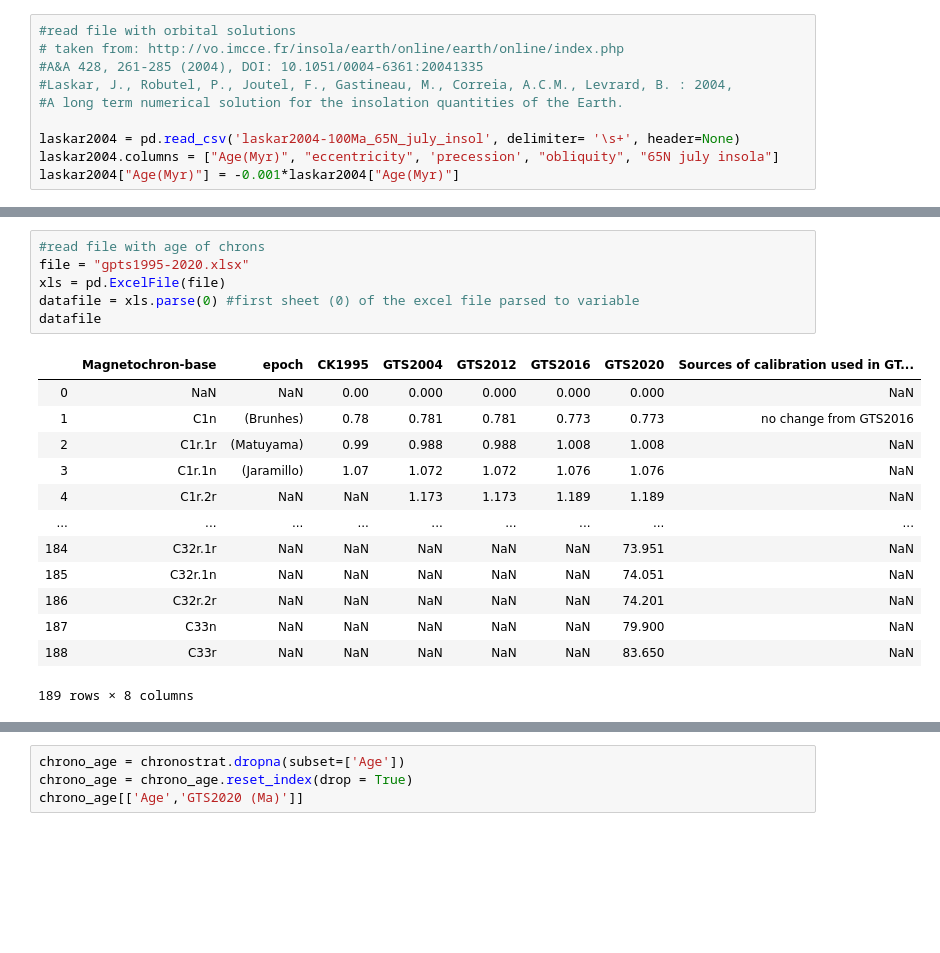
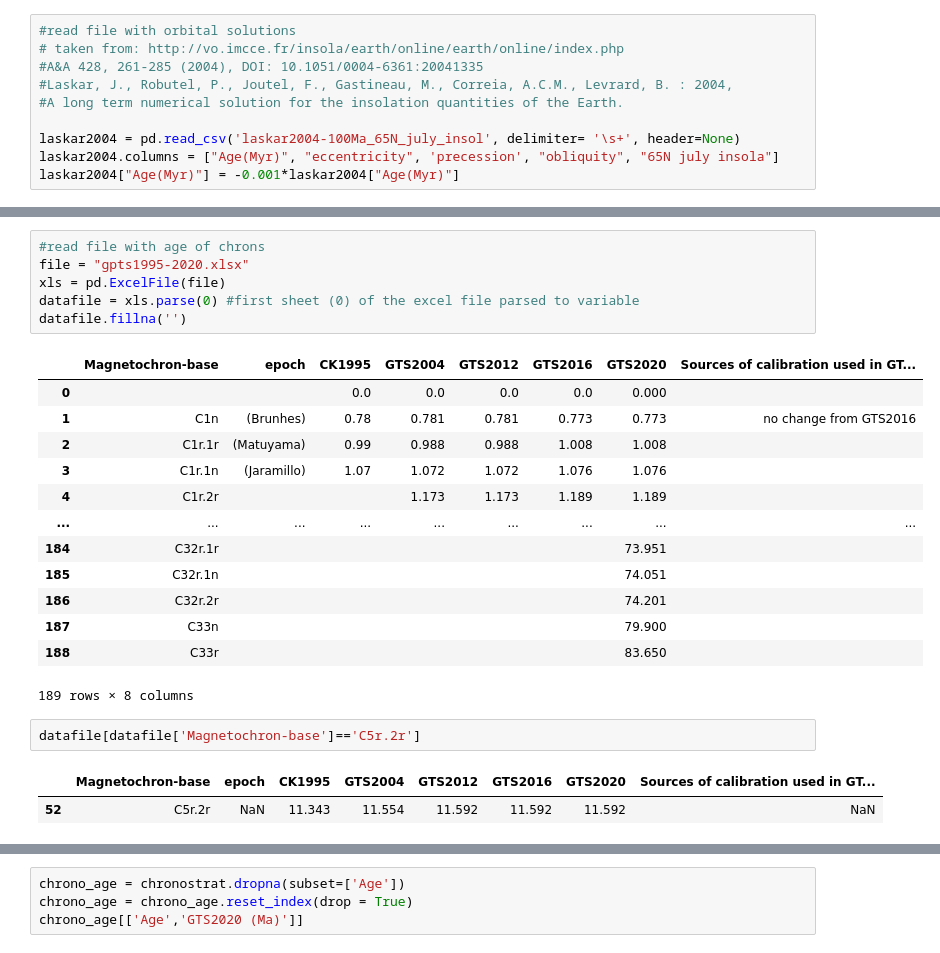
Before and after one commit to miguel-garces/Geol-Time-Scale, a Jupyter notebook: GPTS_Astrochron.ipynb, the cells around one changed output, grey strips where cells are left out. Drawn from its saved outputs; the diff is of its cells as text; blank space fills up the shorter version.

```diff
--- a/GPTS_Astrochron.ipynb
+++ b/GPTS_Astrochron.ipynb
@@ -25,23 +27,28 @@ laskar2004.head()
 # %%
 #read file with age of chrons
 file = "gpts1995-2020.xlsx"
 xls = pd.ExcelFile(file)
 datafile = xls.parse(0) #first sheet (0) of the excel file parsed to variable
-datafile
+datafile.fillna('')
 # %% [output]
 |  | Magnetochron-base | epoch | CK1995 | GTS2004 | GTS2012 | GTS2016 | GTS2020 | Sources of calibration used in GT... |
-| 0 | NaN | NaN | 0.00 | 0.000 | 0.000 | 0.000 | 0.000 | NaN |
+| 0 |  |  | 0.0 | 0.0 | 0.0 | 0.0 | 0.000 |  |
 | 1 | C1n | (Brunhes) | 0.78 | 0.781 | 0.781 | 0.773 | 0.773 | no change from GTS2016 |
-| 2 | C1r.1r | (Matuyama) | 0.99 | 0.988 | 0.988 | 1.008 | 1.008 | NaN |
-| 3 | C1r.1n | (Jaramillo) | 1.07 | 1.072 | 1.072 | 1.076 | 1.076 | NaN |
-| 4 | C1r.2r | NaN | NaN | 1.173 | 1.173 | 1.189 | 1.189 | NaN |
+| 2 | C1r.1r | (Matuyama) | 0.99 | 0.988 | 0.988 | 1.008 | 1.008 |  |
+| 3 | C1r.1n | (Jaramillo) | 1.07 | 1.072 | 1.072 | 1.076 | 1.076 |  |
+| 4 | C1r.2r |  |  | 1.173 | 1.173 | 1.189 | 1.189 |  |
 | ... | ... | ... | ... | ... | ... | ... | ... | ... |
-| 184 | C32r.1r | NaN | NaN | NaN | NaN | NaN | 73.951 | NaN |
-| 185 | C32r.1n | NaN | NaN | NaN | NaN | NaN | 74.051 | NaN |
-| 186 | C32r.2r | NaN | NaN | NaN | NaN | NaN | 74.201 | NaN |
-| 187 | C33n | NaN | NaN | NaN | NaN | NaN | 79.900 | NaN |
-| 188 | C33r | NaN | NaN | NaN | NaN | NaN | 83.650 | NaN |
+| 184 | C32r.1r |  |  |  |  |  | 73.951 |  |
+| 185 | C32r.1n |  |  |  |  |  | 74.051 |  |
+| 186 | C32r.2r |  |  |  |  |  | 74.201 |  |
+| 187 | C33n |  |  |  |  |  | 79.900 |  |
+| 188 | C33r |  |  |  |  |  | 83.650 |  |
 189 rows × 8 columns
+# %%
+datafile[datafile['Magnetochron-base']=='C5r.2r']
+# %% [output]
+|  | Magnetochron-base | epoch | CK1995 | GTS2004 | GTS2012 | GTS2016 | GTS2020 | Sources of calibration used in GT... |
+| 52 | C5r.2r | NaN | 11.343 | 11.554 | 11.592 | 11.592 | 11.592 | NaN |
 # %%
 #read file with age of stages and epochs
 file = "gpts1995-2020.xlsx"
```
Also changed, not shown: parts of 7 cells of this notebook.
